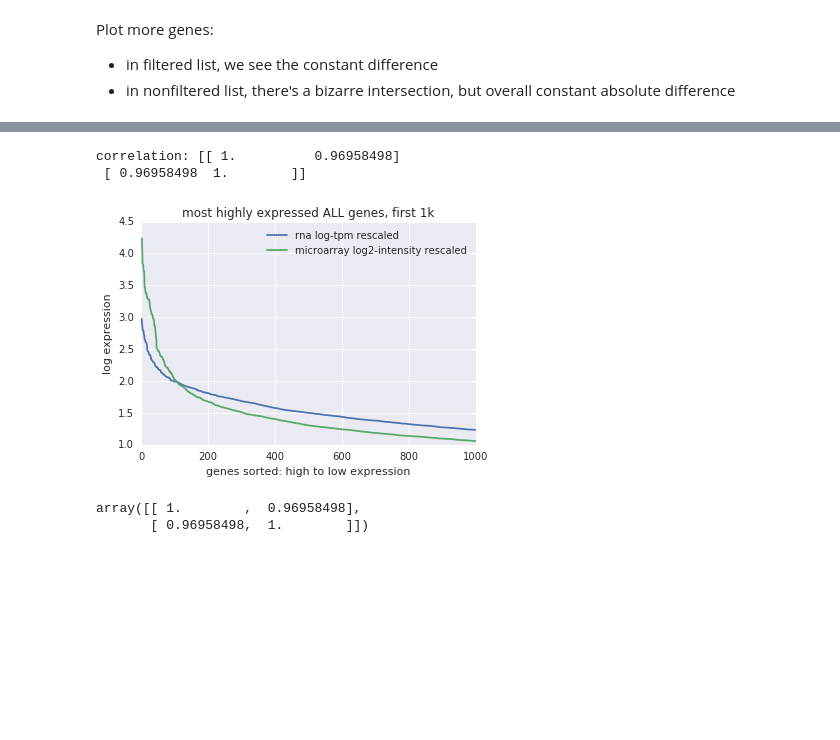
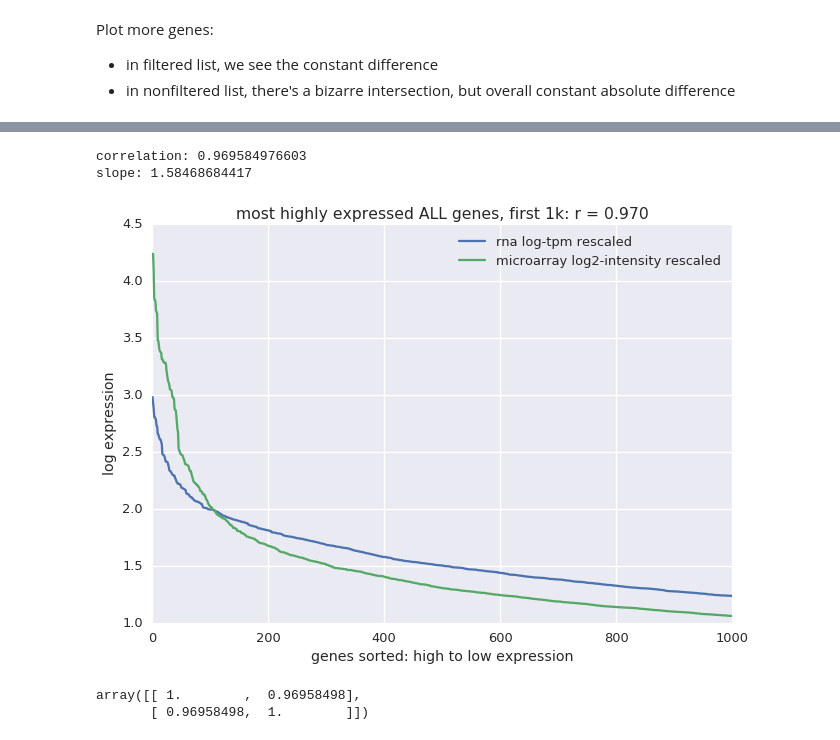
Before and after one commit to hammerlab/immune-infiltrate-explorations, a Jupyter notebook: compare_rnaseq/1 EDA.ipynb, the cells around one changed output, grey strips where cells are left out. Cells and saved outputs as stored; diff of their text form; code cells hidden in the pictures; blank space fills up the shorter version.

Commit message:
rnaseq eda plots

```diff
--- a/compare_rnaseq/1 EDA.ipynb
+++ b/compare_rnaseq/1 EDA.ipynb
@@ -5,6 +5,13 @@ import matplotlib.pyplot as plt
 import pandas as pd
 %matplotlib inline
 import seaborn as sns
+# %%
+def savefig(fig, *args, **kwargs):
+    if 'bbox_inches' not in kwargs:
+        kwargs['bbox_inches'] = 'tight'
+    fig.savefig(*args, **kwargs)
+# %%
+sns.set_context('talk')
 # %% [markdown]
 Using:
 
@@ -725,19 +813,22 @@ correlation: [[ 1.          0.92161549]
 # %%
 n=1000
 rna_top = intersect['1_logcnt'].sort_values(inplace=False, ascending=False).head(n=n).values
 ma_top = intersect['Bcell'].sort_values(inplace=False, ascending=False).head(n=n).values
 xs = np.arange(1,len(rna_top)+1)
 plt.plot(xs,rna_top, label='rna log-tpm rescaled')
 plt.plot(xs,ma_top, label='microarray log2-intensity rescaled')
-plt.title('most highly expressed ALL genes, first 1k')
+plt.title('most highly expressed ALL genes, first 1k: r = %0.3f' % np.corrcoef([rna_top, ma_top])[0,1])
 plt.xlabel('genes sorted: high to low expression')
 plt.ylabel('log expression')
 plt.legend(loc='best')
-print 'correlation:', np.corrcoef([rna_top, ma_top])
+from scipy.stats import linregress
+print 'correlation:', np.corrcoef([rna_top, ma_top])[0,1]
+print 'slope:', linregress(rna_top, ma_top).slope
+savefig(plt.gcf(), 'highexpr_allgenes.png', dpi=300)
 # %% [output]
-correlation: [[ 1.          0.96958498]
- [ 0.96958498  1.        ]]
+correlation: 0.969584976603
+slope: 1.58468684417
-[figure, old version]
+[figure, new version]
 # %%
 # correlation coefficient
 np.corrcoef([rna_top, ma_top])
```
Also changed, not shown: parts of 10 cells of this notebook, 8 other files.
